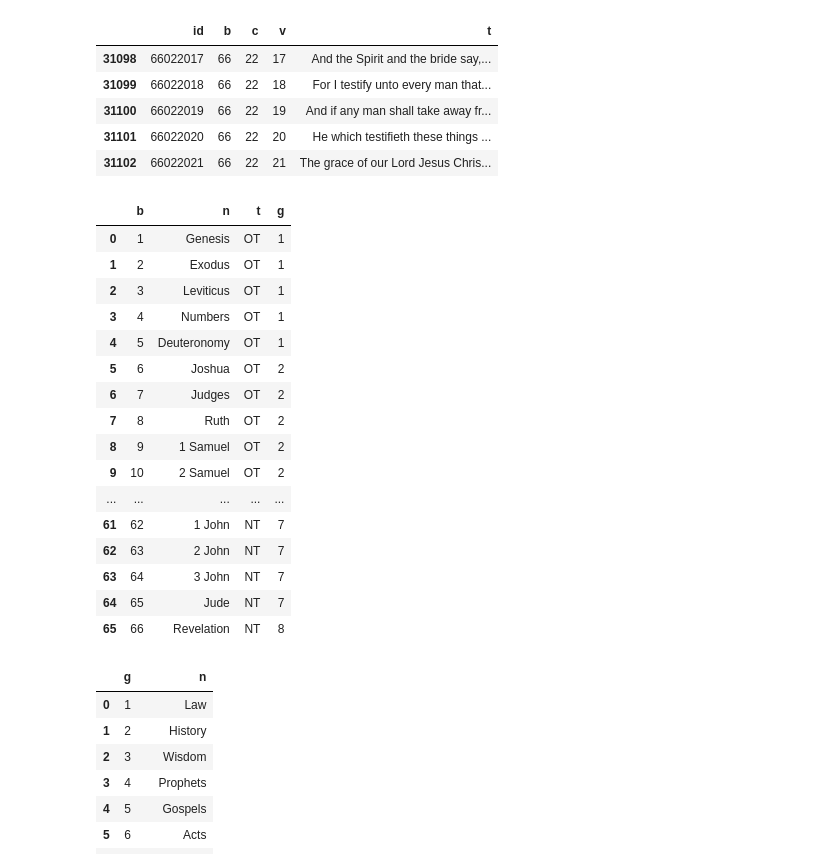
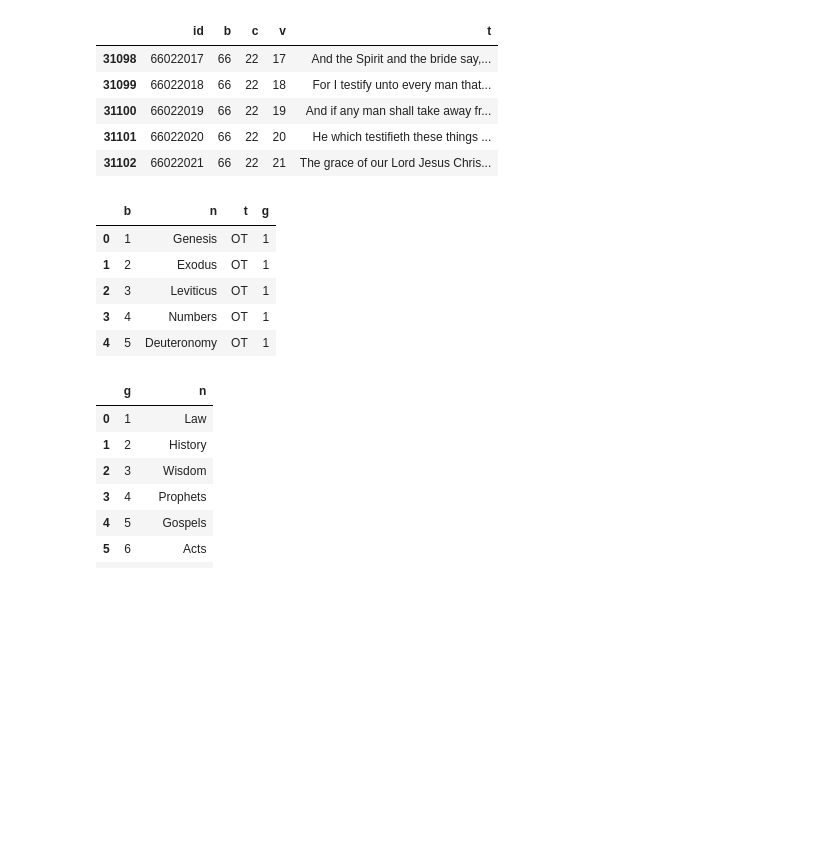
Before and after one commit to MekdeSciD/Capstone, a Jupyter notebook: 2.1_preprocessing_feature_engineering.ipynb, the cells around one changed output. Drawn from its saved outputs; the diff is of its cells as text; code cells hidden in the pictures; blank space fills up the shorter version.

```diff
--- a/2.1_preprocessing_feature_engineering.ipynb
+++ b/2.1_preprocessing_feature_engineering.ipynb
@@ -68,25 +68,14 @@ kjv.tail()
 | 31101 | 66022020 | 66 | 22 | 20 | He which testifieth these things ... |
 | 31102 | 66022021 | 66 | 22 | 21 | The grace of our Lord Jesus Chris... |
 # %%
-english_keys
+english_keys.head()
 # %% [output]
 |  | b | n | t | g |
 | 0 | 1 | Genesis | OT | 1 |
 | 1 | 2 | Exodus | OT | 1 |
 | 2 | 3 | Leviticus | OT | 1 |
 | 3 | 4 | Numbers | OT | 1 |
 | 4 | 5 | Deuteronomy | OT | 1 |
-| 5 | 6 | Joshua | OT | 2 |
-| 6 | 7 | Judges | OT | 2 |
-| 7 | 8 | Ruth | OT | 2 |
-| 8 | 9 | 1 Samuel | OT | 2 |
-| 9 | 10 | 2 Samuel | OT | 2 |
-| ... | ... | ... | ... | ... |
-| 61 | 62 | 1 John | NT | 7 |
-| 62 | 63 | 2 John | NT | 7 |
-| 63 | 64 | 3 John | NT | 7 |
-| 64 | 65 | Jude | NT | 7 |
-| 65 | 66 | Revelation | NT | 8 |
 # %%
 genre_keys
 # %% [output]
```
Also changed, not shown: parts of 2 cells of this notebook.
